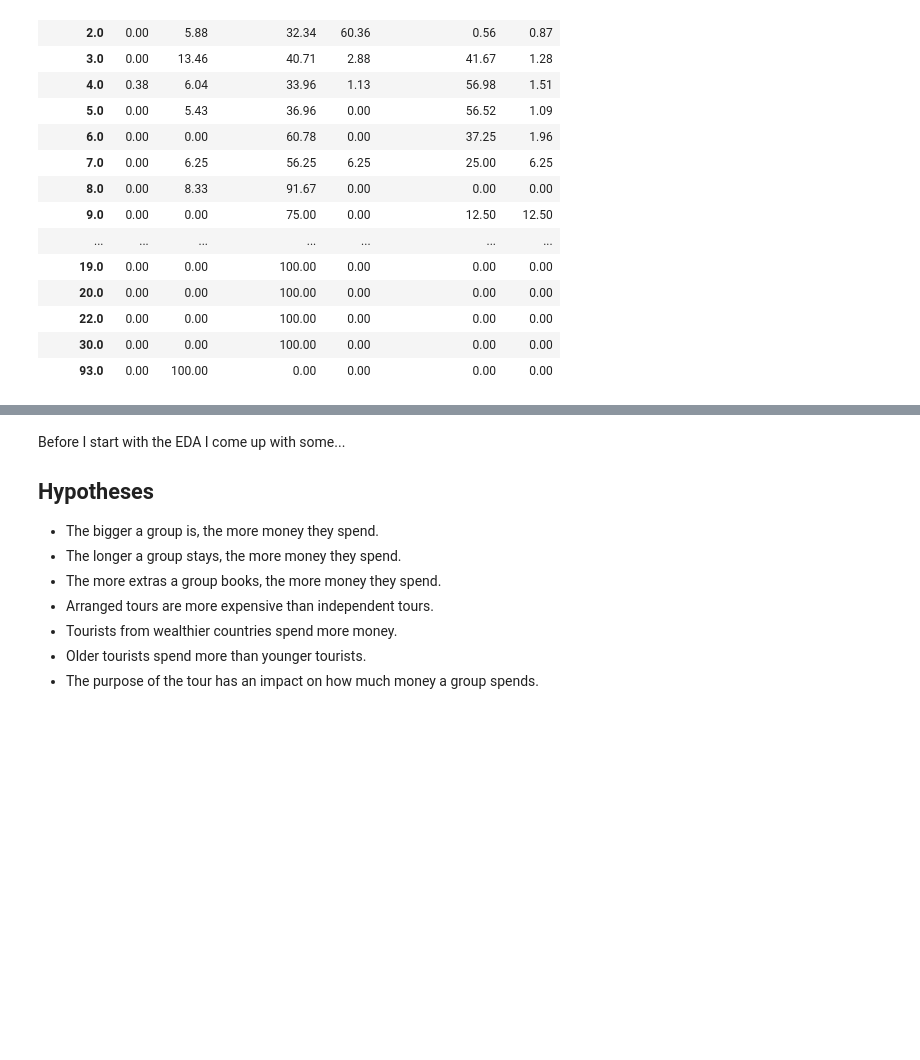
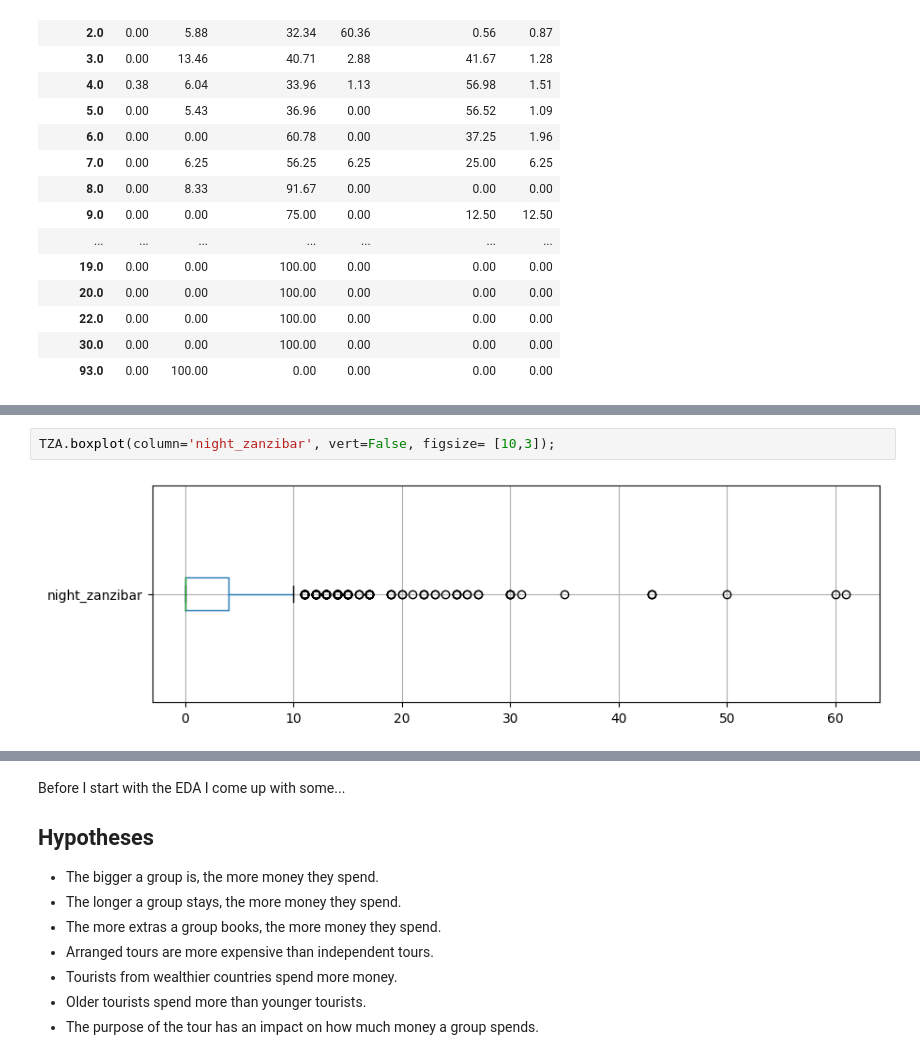
Before and after one commit to scheinmensch/Tanzania_Tourism_Prediction, a Jupyter notebook: EDA.ipynb, the cells around one changed output, grey strips where cells are left out. Drawn from its saved outputs; the diff is of its cells as text; blank space fills up the shorter version.

```diff
--- a/EDA.ipynb
+++ b/EDA.ipynb
@@ -201,0 +376,4 @@ But I don't want to get lost in the details just yet, but first apply a bit of s
+# %%
+TZA.boxplot(column='night_zanzibar', vert=False, figsize= [10,3]);
+# %% [output]
+[figure, added]
```
Also changed, not shown: parts of 39 cells of this notebook.
